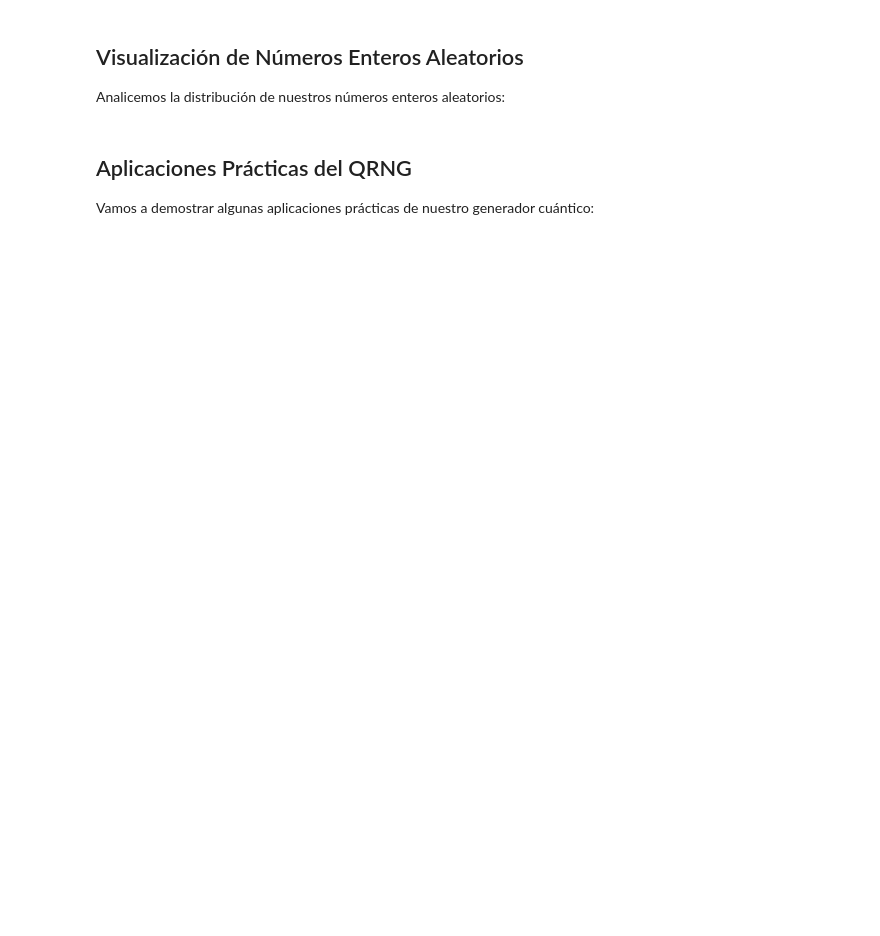
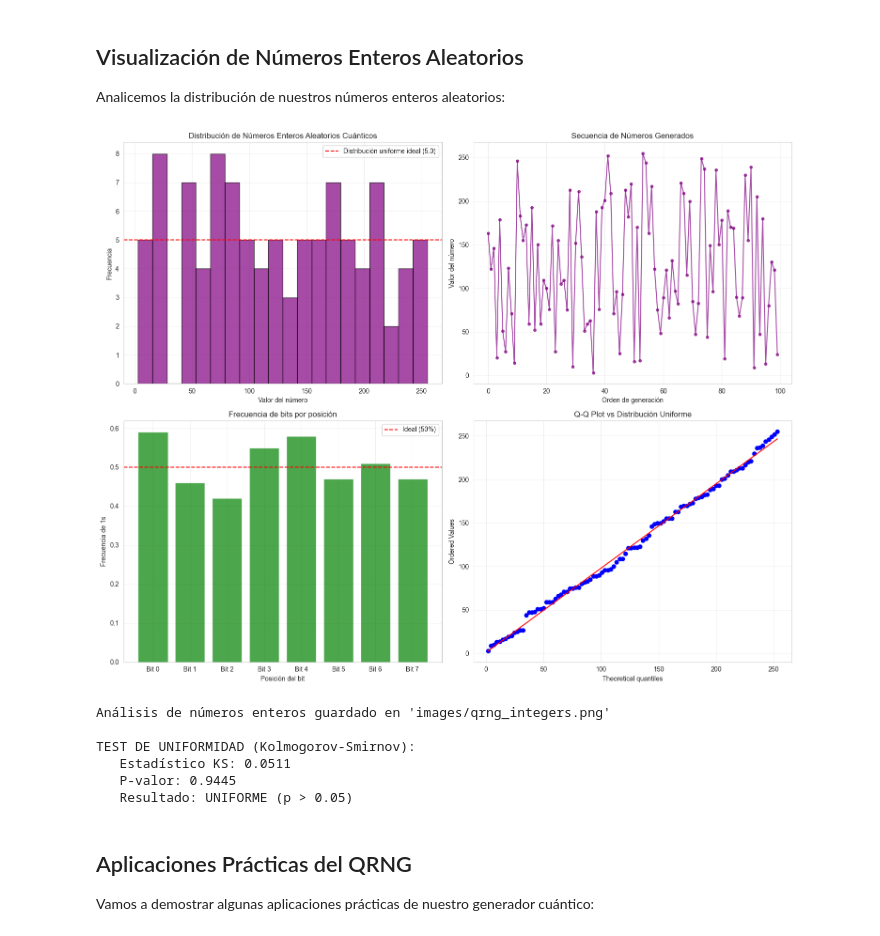
Before and after one commit to AngelFerMota/quantum-computing-experiments, a Jupyter notebook: notebooks/qrng.ipynb, the cells around one changed output. Cells and saved outputs as stored; diff of their text form; code cells hidden in the pictures; blank space fills up the shorter version.

Commit message:
Fix graphic

```diff
--- a/notebooks/qrng.ipynb
+++ b/notebooks/qrng.ipynb
@@ -415,6 +498,11 @@ def generate_quantum_integers(num_bits=8, num_integers=100):
 
         # Convertir string binario a entero
         binary_string = list(counts.keys())[0]
+
+        # Si hay espacios, tomar solo la primera parte (registro de medición)
+        if ' ' in binary_string:
+            binary_string = binary_string.split(' ')[0]
+
         integer_value = int(binary_string, 2)
         integers.append(integer_value)
 
@@ -424,7 +512,7 @@ def generate_quantum_integers(num_bits=8, num_integers=100):
 # Generar números de 8 bits (0-255)
 quantum_integers = generate_quantum_integers(8, 100)
 
-print(f\"\\nPrimeros 20 números: {quantum_integers[:20]}\")
+print(f"\nPrimeros 20 números: {quantum_integers[:20]}")
 print(f"Mínimo: {min(quantum_integers)}")
 print(f"Máximo: {max(quantum_integers)}")
 print(f"Promedio: {np.mean(quantum_integers):.2f}")
@@ -434,6 +536,11 @@ print(f"Desviación estándar: {np.std(quantum_integers):.2f}")
 
 Analicemos la distribución de nuestros números enteros aleatorios:
 # %%
+# Verificar si quantum_integers existe, si no, generarlo
+if 'quantum_integers' not in globals():
+    print("Generando números enteros cuánticos...")
+    quantum_integers = generate_quantum_integers(8, 100)
+
 # Crear visualizaciones para números enteros
 fig, ((ax1, ax2), (ax3, ax4)) = plt.subplots(2, 2, figsize=(15, 12))
 
@@ -461,34 +568,42 @@ for bit_position in range(8):
     bit_frequencies.append(bit_count / len(quantum_integers))
 
 ax3.bar(range(8), bit_frequencies, alpha=0.7, color='green')
 ax3.axhline(y=0.5, color='red', linestyle='--', label='Ideal (50%)')
 ax3.set_xlabel('Posición del bit')
 ax3.set_ylabel('Frecuencia de 1s')
 ax3.set_title('Frecuencia de bits por posición')
 ax3.set_xticks(range(8))
 ax3.set_xticklabels([f'Bit {i}' for i in range(8)])
 ax3.legend()
 ax3.grid(True, alpha=0.3)
 
 # 4. Q-Q plot para normalidad
 stats.probplot(quantum_integers, dist="uniform",
                sparams=(0, 255), plot=ax4)
 ax4.set_title('Q-Q Plot vs Distribución Uniforme')
 ax4.grid(True, alpha=0.3)
 
 plt.tight_layout()
 plt.savefig('../images/qrng_integers.png', dpi=300, bbox_inches='tight')
 plt.show()
 
 print("Análisis de números enteros guardado en 'images/qrng_integers.png'")
 
 # Test de uniformidad Kolmogorov-Smirnov
 ks_stat, ks_p_value = stats.kstest(quantum_integers,
                                    lambda x: stats.uniform.cdf(x, 0, 256))
 print(f"\nTEST DE UNIFORMIDAD (Kolmogorov-Smirnov):")
 print(f"   Estadístico KS: {ks_stat:.4f}")
 print(f"   P-valor: {ks_p_value:.4f}")
-print(f"   Resultado: {'✅ UNIFORME' if ks_p_value > 0.05 else '❌ NO UNIFORME'} (p > 0.05)")
+print(f"   Resultado: {'UNIFORME' if ks_p_value > 0.05 else 'NO UNIFORME'} (p > 0.05)")
+# %% [output]
+[figure, added]
+Análisis de números enteros guardado en 'images/qrng_integers.png'
+
+TEST DE UNIFORMIDAD (Kolmogorov-Smirnov):
+   Estadístico KS: 0.0511
+   P-valor: 0.9445
+   Resultado: UNIFORME (p > 0.05)
 # %% [markdown]
 ## Aplicaciones Prácticas del QRNG
 
```
Also changed, not shown: parts of 10 cells of this notebook, 7 other files.
